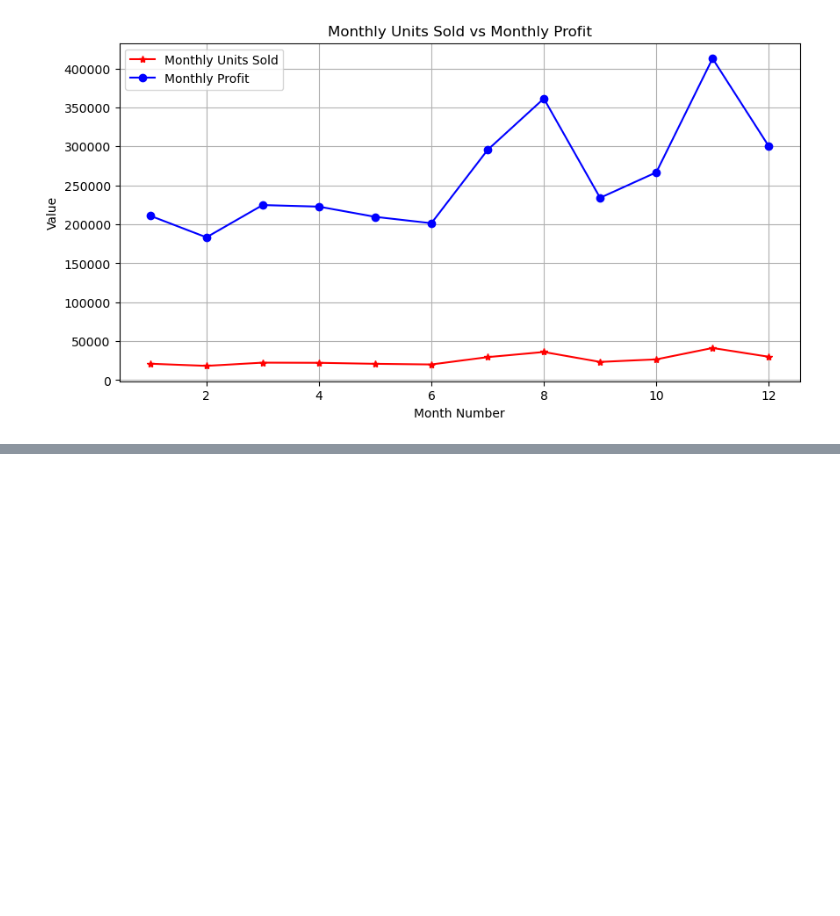
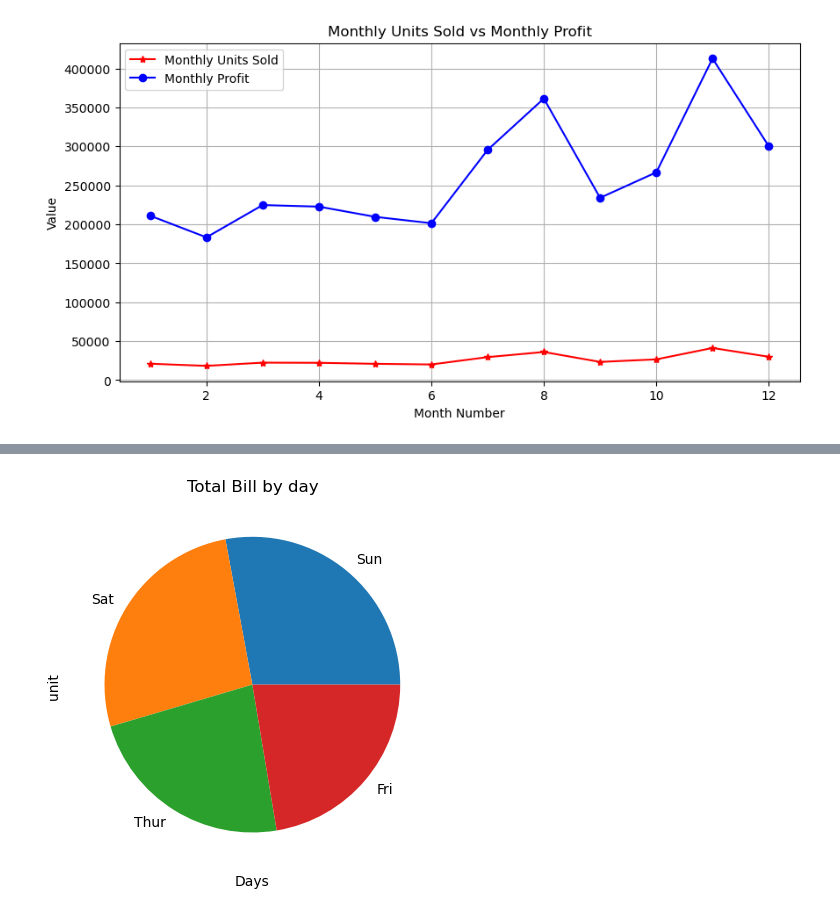
Before and after one commit to Akashyadav-codes/IBM_Skill_Programs, a Jupyter notebook: IBM_training.ipynb, the cells around one changed output, grey strips where cells are left out. Drawn from its saved outputs; the diff is of its cells as text; code cells hidden in the pictures; blank space fills up the shorter version.

```diff
--- a/IBM_training.ipynb
+++ b/IBM_training.ipynb
@@ -726,0 +842,9 @@ plt.show()
+# %%
+revenue_day.plot(kind="pie",color=["red","yellow"])
+plt.title("Total Bill by day")
+plt.xlabel("Days")
+plt.ylabel("unit ")
+# plt.grid(True)
+plt.show()
+# %% [output]
+[figure, added]
```
Also changed, not shown: parts of 13 cells of this notebook.
